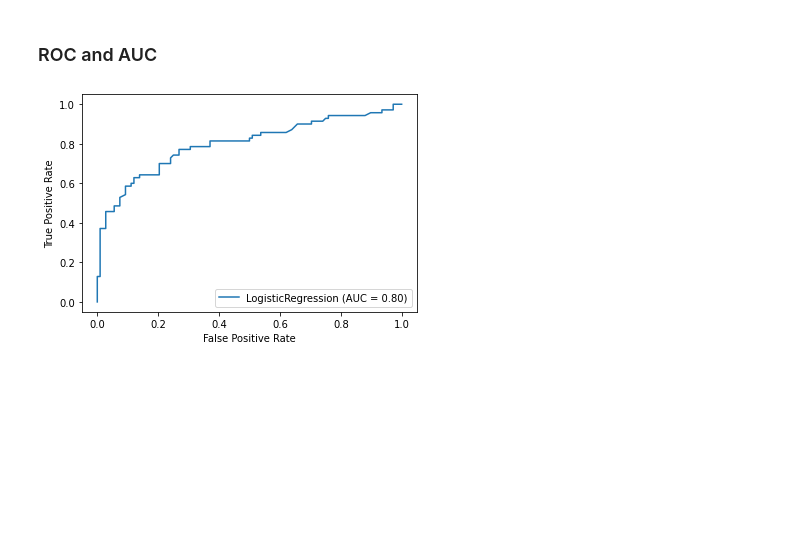
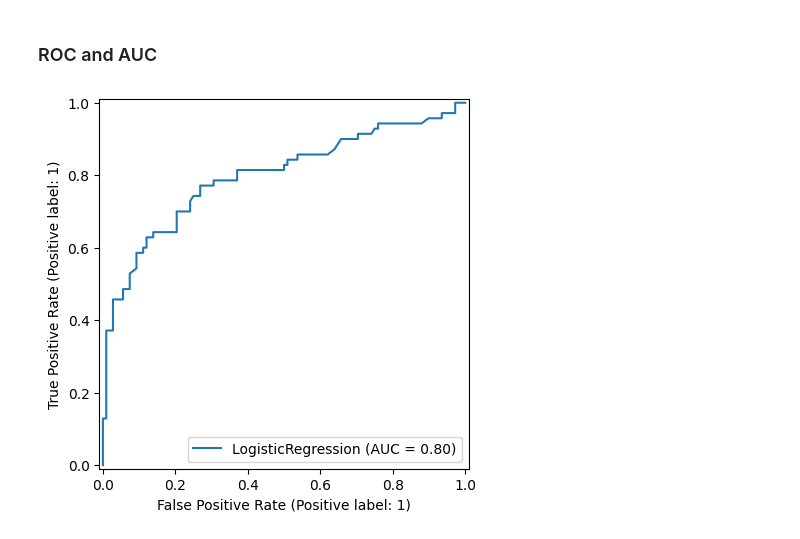
Before and after one commit to s7s/machine_learning_1, a Jupyter notebook: classification_model_performance/classification_model_performance_solution.ipynb, the cells around one changed output. Saved outputs shown, nothing was run; the diff lists cells and outputs as text; code cells hidden in the pictures; blank space fills up the shorter version.

Commit message:
use RocCurveDisplay for classification model performance solution

```diff
--- a/classification_model_performance/classification_model_performance_solution.ipynb
+++ b/classification_model_performance/classification_model_performance_solution.ipynb
@@ -116,9 +113,8 @@ F1-scoresn: 0.6870229007633588
 # %% [markdown]
 ### ROC and AUC
 # %%
-from sklearn.metrics import roc_curve, auc,RocCurveDisplay,plot_roc_curve
-
-plot_roc_curve(lr_model, features_validation, labels_validation)
+from sklearn.metrics import RocCurveDisplay
+RocCurveDisplay.from_estimator(lr_model, features_validation, labels_validation)
 plt.show()
 # %% [output]
-[figure, old version]
+[figure, new version]
```
Also changed, not shown: parts of 4 cells of this notebook.
